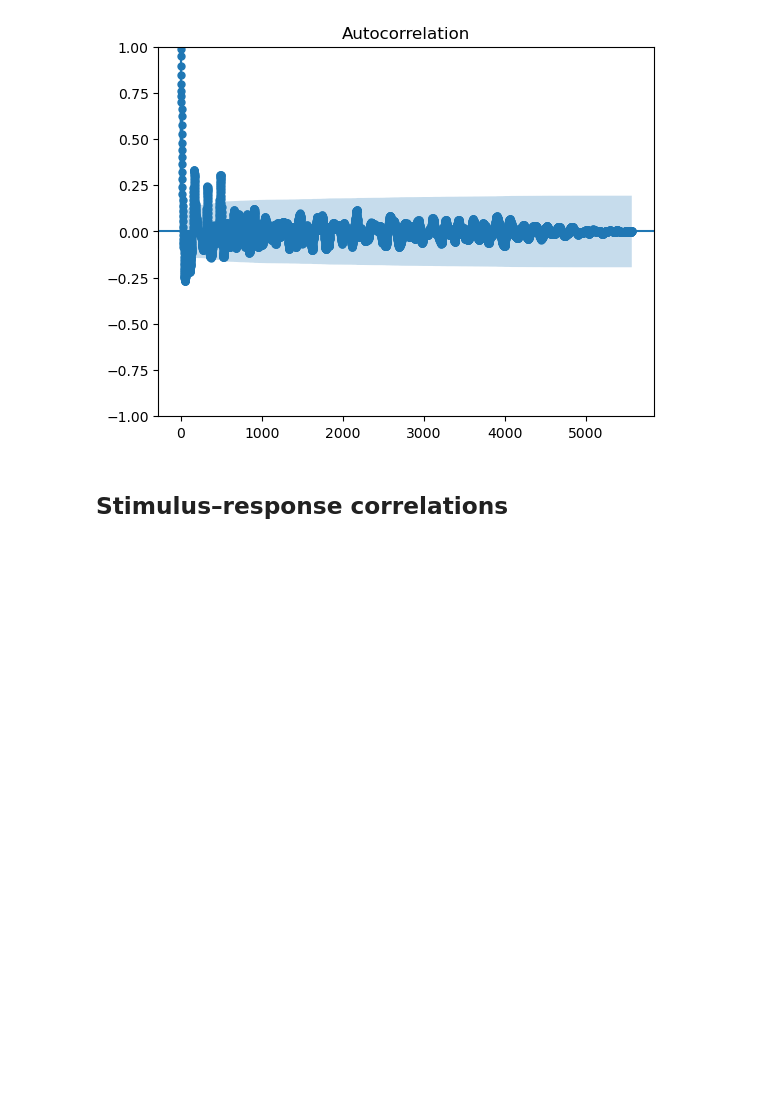
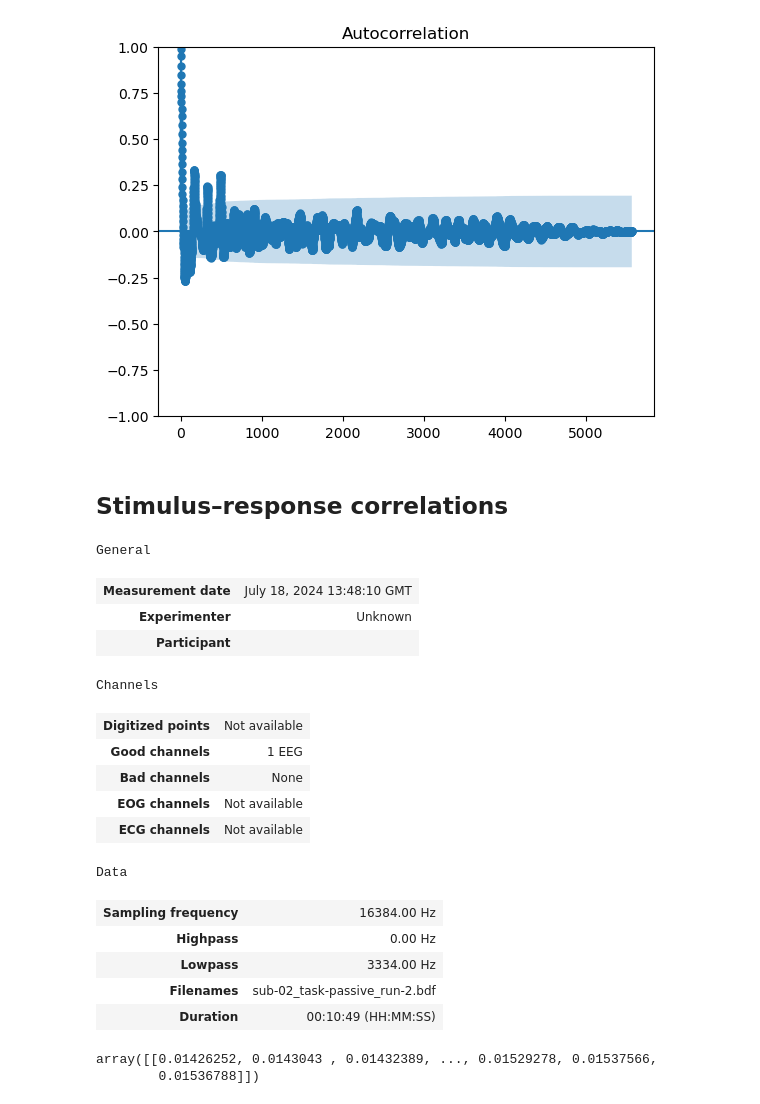
Before and after one commit to sitek/EAM1-FFR, a Jupyter notebook: ffr_processing_mne.ipynb, the cells around one changed output. Saved outputs shown, nothing was run; the diff lists cells and outputs as text; code cells hidden in the pictures; blank space fills up the shorter version.

Commit message:
Starting stim–resp correlations

```diff
--- a/ffr_processing_mne.ipynb
+++ b/ffr_processing_mne.ipynb
@@ -18,7 +18,9 @@ run_label = '1'
 #                        'Documents - SoundBrain Lab/Lab Research Projects/',
 #                        'Experiments/',
 #                        'NU_Experiments/EAM1/EEG_raw')
-data_dir = os.path.join(os.path.curdir, 'EEG_raw')
+data_dir = os.path.join('/Users/dsj3886/Downloads',
+                        #os.path.curdir,
+                        'EEG_raw')
 
 bdf_path = os.path.join(data_dir,
                         f'sub-{sub_label}_task-{task_label}_run-{run_label}.bdf')
@@ -279,7 +260,9 @@ run_labels = ['1','2']
 #                        'Documents - SoundBrain Lab/Lab Research Projects/',
 #                        'Experiments/',
 #                        'NU_Experiments/EAM1/EEG_raw')
-data_dir = os.path.join(os.path.curdir, 'EEG_raw')
+data_dir = os.path.join('/Users/dsj3886/Downloads',
+                        #os.path.curdir,
+                        'EEG_raw')
 
 #out_dir = []
 # %%
@@ -392,3 +373,22 @@ sm.graphics.tsa.plot_acf(all_evoked.data[0,:],
 [figure]
 # %% [markdown]
 ## Stimulus–response correlations
+# %%
+data.pick(['Erg1'])
+# %% [output]
+General
+| Measurement date | July 18, 2024 13:48:10 GMT |
+| Experimenter | Unknown |
+| Participant |  |
+Channels
+| Digitized points | Not available |
+| Good channels | 1 EEG |
+| Bad channels | None |
+| EOG channels | Not available |
+| ECG channels | Not available |
+Data
+| Sampling frequency | 16384.00 Hz |
+| Highpass | 0.00 Hz |
+| Lowpass | 3334.00 Hz |
+| Filenames | sub-02_task-passive_run-2.bdf |
+| Duration | 00:10:49 (HH:MM:SS) |
@@ -394,0 +397,5 @@ sm.graphics.tsa.plot_acf(all_evoked.data[0,:],
+# %%
+stim_data
+# %% [output]
+array([[0.01426252, 0.0143043 , 0.01432389, ..., 0.01529278, 0.01537566,
+        0.01536788]])
```
Also changed, not shown: parts of 4 cells of this notebook.
